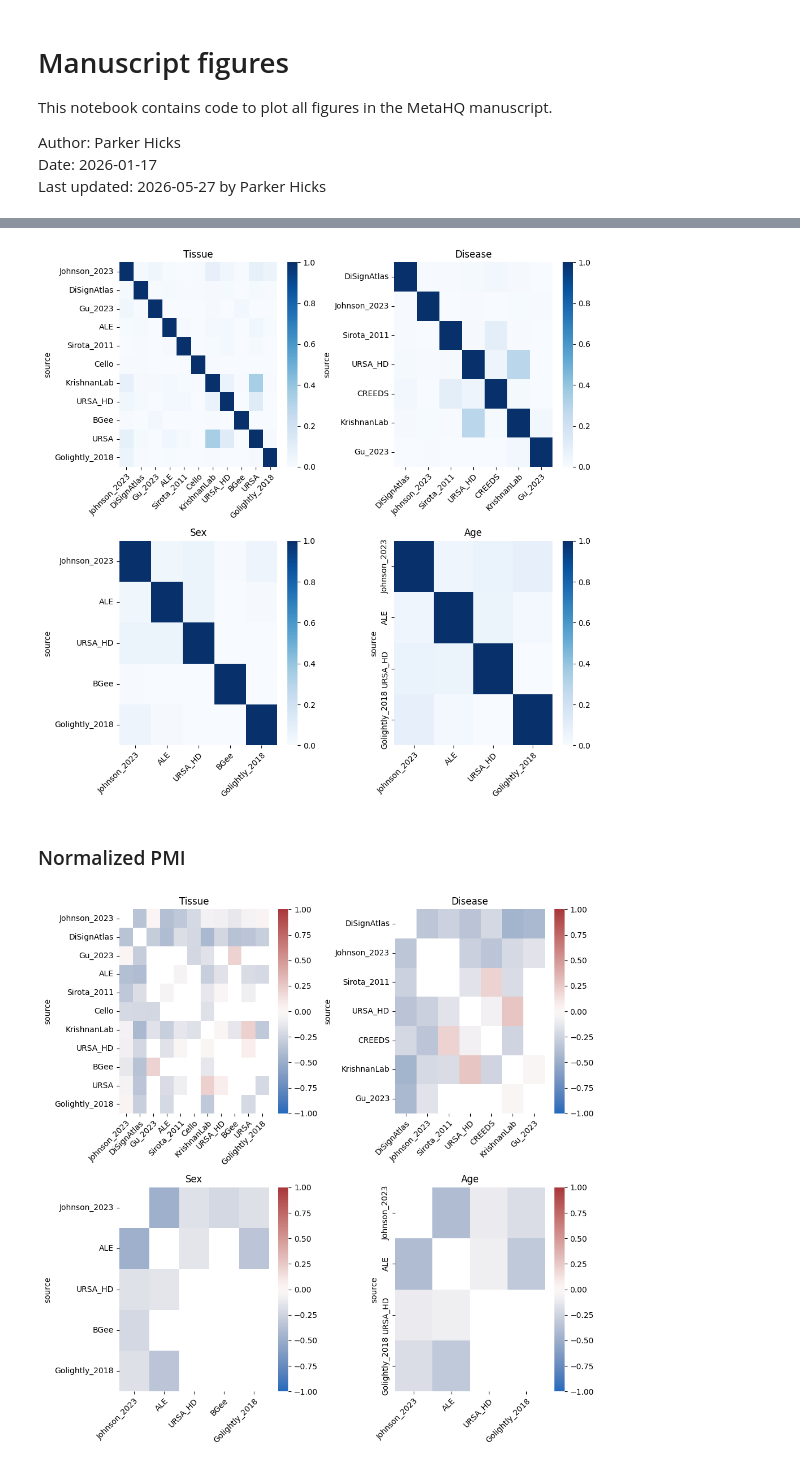
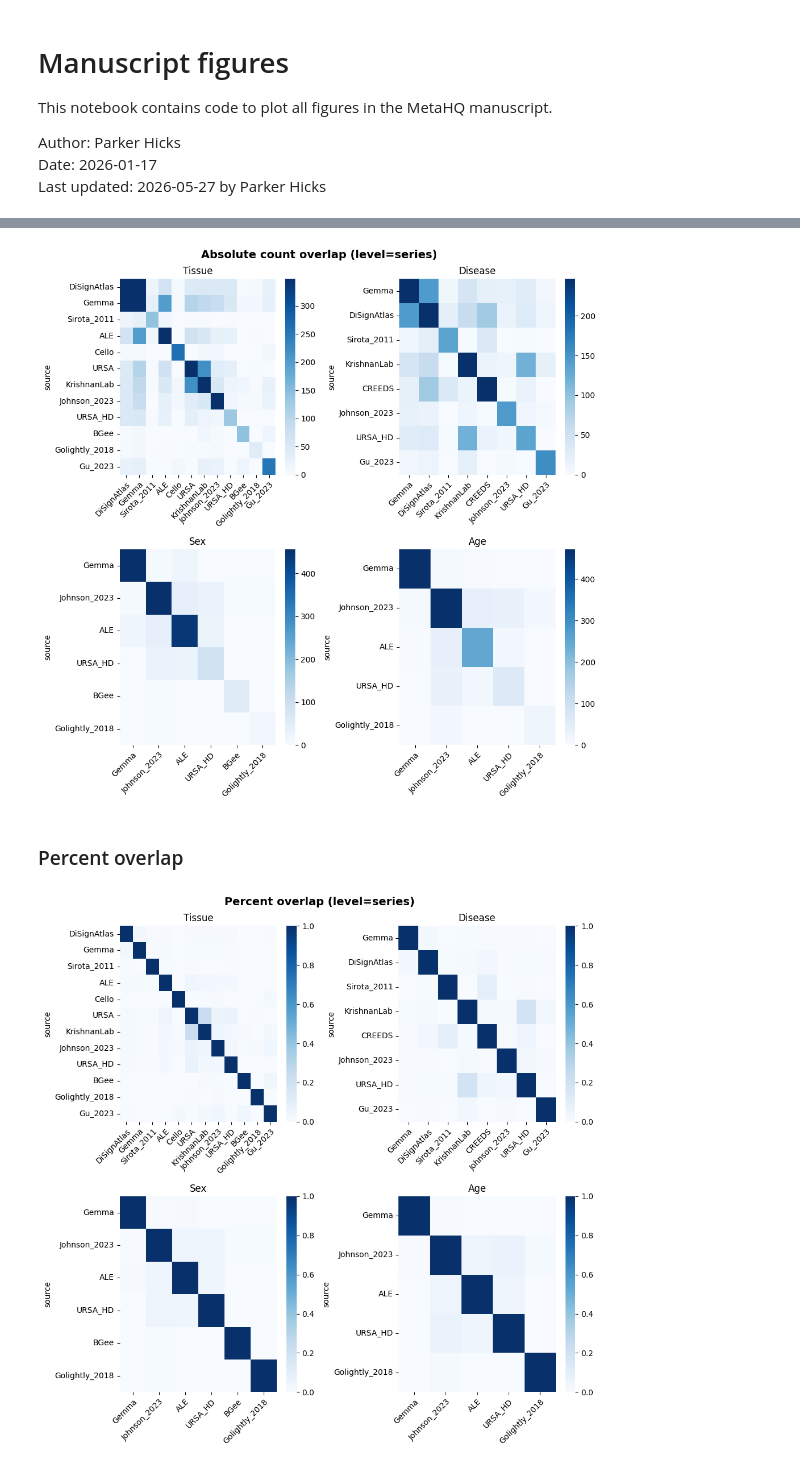
Before and after one commit to krishnanlab/meta-hq, a Jupyter notebook: notebook/manuscript_figures.ipynb, the cells around one changed output, grey strips where cells are left out. Cells and saved outputs as stored; diff of their text form; code cells hidden in the pictures.

```diff
--- a/notebook/manuscript_figures.ipynb
+++ b/notebook/manuscript_figures.ipynb
@@ -955,33 +826,32 @@ plot_overlap_heatmap(
 # %%
-sample_overlap_percent = get_overlap_results(RESULTS_DIR, overlap_type="overlap_percent", level="sample")
+series_overlap_count = get_overlap_results(
+    RESULTS_DIR, overlap_type="overlap_count", level="series"
+)
 plot_overlap_heatmap(
-    sample_overlap_percent,
+    series_overlap_count,
     order=OVERLAP_ORDER,
     cmap=OVERLAP_CMAP,
+    vmax_percentile=95,
+    title="Absolute count overlap (level=series)",
     save=True,
-    outfile=FIGURES_DIR / "overlap__level-sample__metric-percent.png",
-    )
+    outfile=FIGURES_DIR / "overlap__level-series__metric-counts.png",
+)
 # %% [output]
-[figure, old version]
+[figure, new version]
 # %% [markdown]
-### Normalized PMI
+### Percent overlap
 # %%
-sample_overlap_pmi = get_overlap_results(
-    RESULTS_DIR,
-    overlap_type="overlap_count",
-    level="sample",
-    pmi=True,
-    method="norm",
+series_overlap_percent = get_overlap_results(
+    RESULTS_DIR, overlap_type="overlap_percent", level="series"
 )
 plot_overlap_heatmap(
-    sample_overlap_pmi,
+    series_overlap_percent,
     order=OVERLAP_ORDER,
-    cmap=PMI_CMAP,
-    vmax=1,
-    vmin=-1,
+    cmap=OVERLAP_CMAP,
+    title="Percent overlap (level=series)",
     save=True,
-    outfile=FIGURES_DIR / "overlap__level-sample__metric-pmi.png",
+    outfile=FIGURES_DIR / "overlap__level-series__metric-percent.png",
 )
 # %% [output]
-[figure, old version]
+[figure, new version]
 # %% [markdown]
```
Also changed, not shown: parts of 86 cells of this notebook, 1 other file.
